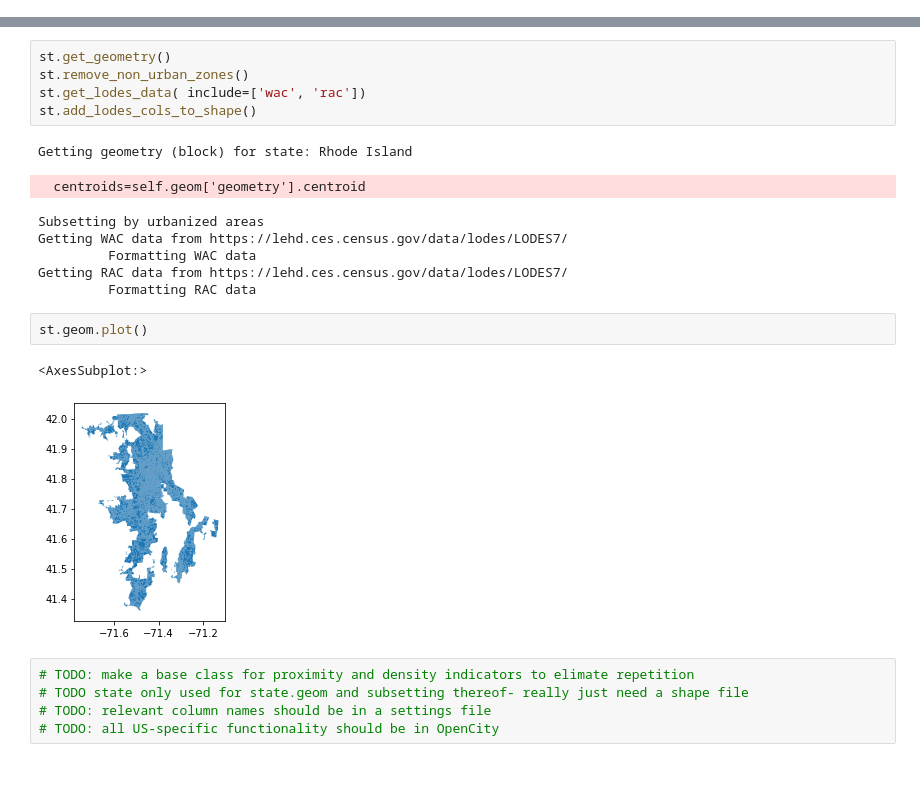
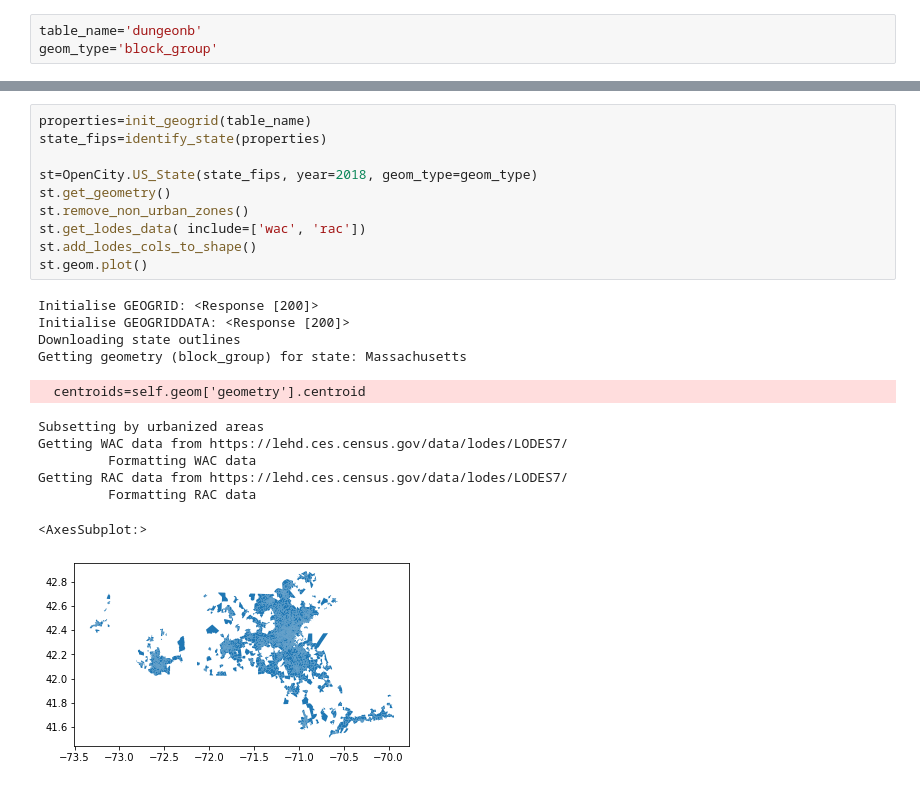
Before and after one commit to doorleyr/CS_Spatial_Modules, a Jupyter notebook: CS_Indicators.ipynb, the cells around one changed output, grey strips where cells are left out. Drawn from its saved outputs; the diff is of its cells as text.

```diff
--- a/CS_Indicators.ipynb
+++ b/CS_Indicators.ipynb
@@ -17,0 +23,3 @@ st=OpenCity.US_State('44', year=2018, geom_type='block')
+# %%
+table_name='dungeonb'
+geom_type='block_group'
@@ -18,23 +527,23 @@ st=OpenCity.US_State('44', year=2018, geom_type='block')
 # %%
+properties=init_geogrid(table_name)
+state_fips=identify_state(properties)
+
+st=OpenCity.US_State(state_fips, year=2018, geom_type=geom_type)
 st.get_geometry()
 st.remove_non_urban_zones()
 st.get_lodes_data( include=['wac', 'rac'])
 st.add_lodes_cols_to_shape()
+st.geom.plot()
 # %% [output]
-Getting geometry (block) for state: Rhode Island
+Initialise GEOGRID: <Response [200]>
+Initialise GEOGRIDDATA: <Response [200]>
+Downloading state outlines
+Getting geometry (block_group) for state: Massachusetts
   centroids=self.geom['geometry'].centroid
 Subsetting by urbanized areas
 Getting WAC data from https://lehd.ces.census.gov/data/lodes/LODES7/
          Formatting WAC data
 Getting RAC data from https://lehd.ces.census.gov/data/lodes/LODES7/
          Formatting RAC data
+<AxesSubplot:>
+[figure, added]
-# %%
-st.geom.plot()
-# %% [output]
-<AxesSubplot:>
-[figure, removed]
-# %%
-# TODO: make a base class for proximity and density indicators to elimate repetition
-# TODO state only used for state.geom and subsetting thereof- really just need a shape file
-# TODO: relevant column names should be in a settings file
-# TODO: all US-specific functionality should be in OpenCity
```
Also changed, not shown: parts of 30 cells of this notebook.
